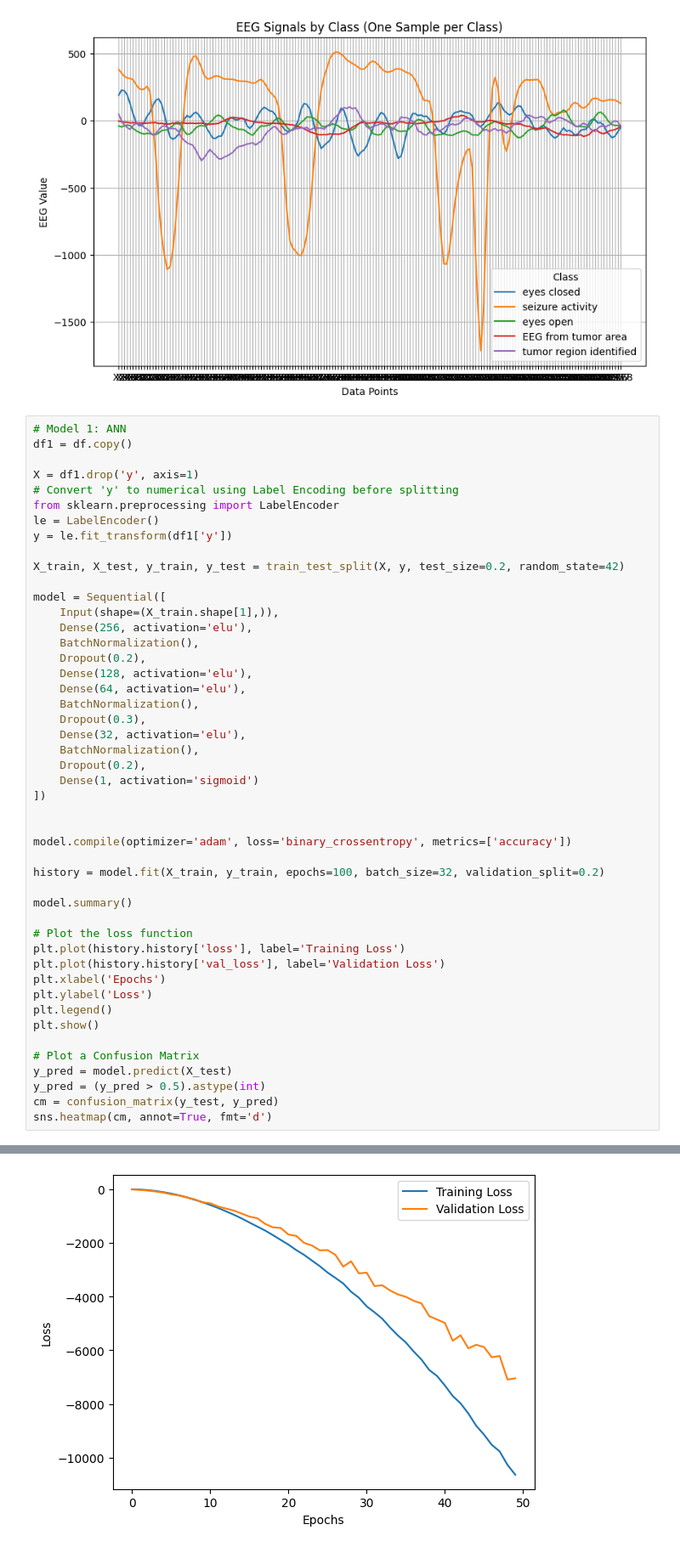
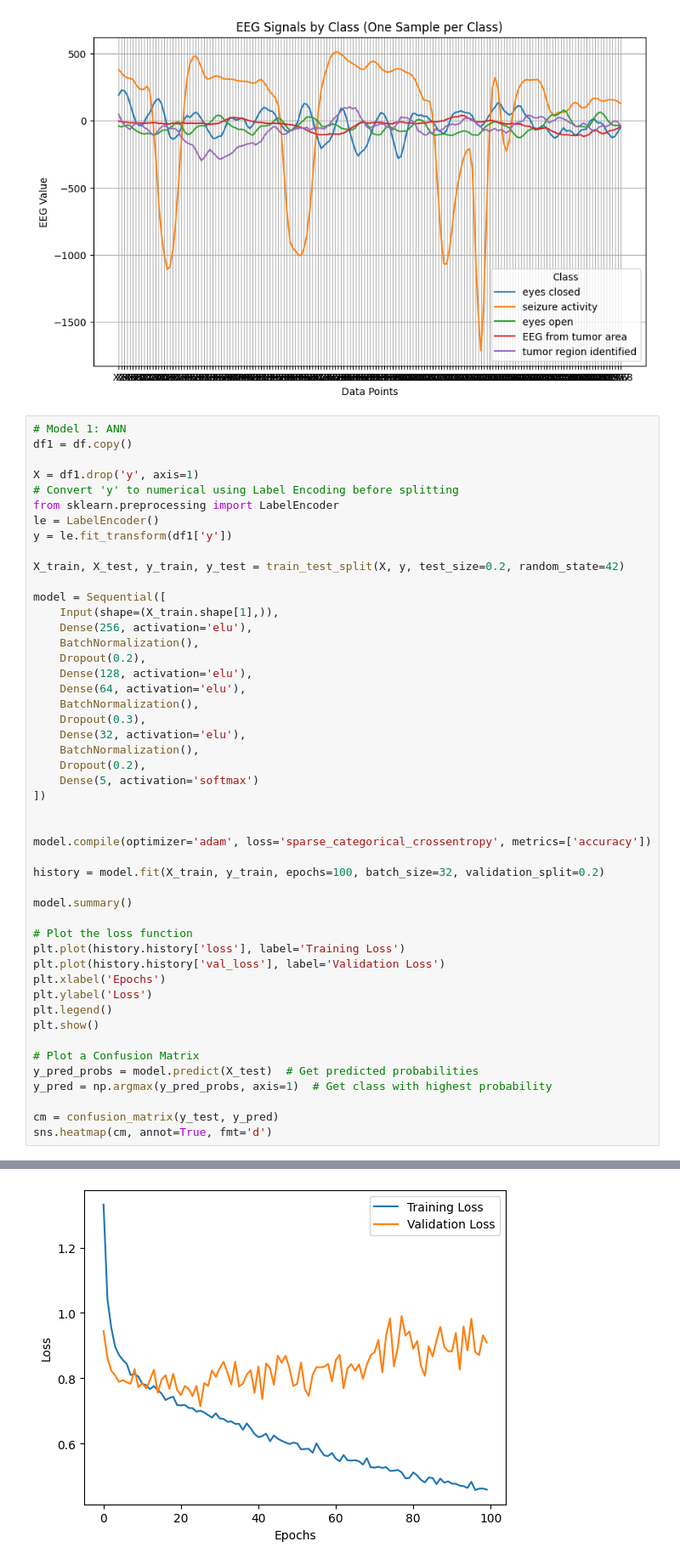
Before and after one commit to sprasha09/BME450-EpilepticSeizureRecognition, a Jupyter notebook: SeizureDetection_project.ipynb, the cells around one changed output, grey strips where cells are left out. Shown at 85% size. Drawn from its saved outputs; the diff is of its cells as text.

```diff
--- a/SeizureDetection_project.ipynb
+++ b/SeizureDetection_project.ipynb
@@ -187,11 +187,11 @@ model = Sequential([
     Dense(32, activation='elu'),
     BatchNormalization(),
     Dropout(0.2),
-    Dense(1, activation='sigmoid')
+    Dense(5, activation='softmax')
 ])
 
 
-model.compile(optimizer='adam', loss='binary_crossentropy', metrics=['accuracy'])
+model.compile(optimizer='adam', loss='sparse_categorical_crossentropy', metrics=['accuracy'])
 
 history = model.fit(X_train, y_train, epochs=100, batch_size=32, validation_split=0.2)
 
@@ -206,8 +206,9 @@ plt.legend()
 plt.show()
 
 # Plot a Confusion Matrix
-y_pred = model.predict(X_test)
-y_pred = (y_pred > 0.5).astype(int)
+y_pred_probs = model.predict(X_test)  # Get predicted probabilities
+y_pred = np.argmax(y_pred_probs, axis=1)  # Get class with highest probability
+
 cm = confusion_matrix(y_test, y_pred)
 sns.heatmap(cm, annot=True, fmt='d')
 # %% [output]
@@ -253 +254 @@ Model: "sequential_8"
-[figure, old version]
+[figure, new version]
```
Also changed, not shown: parts of 2 cells of this notebook.
